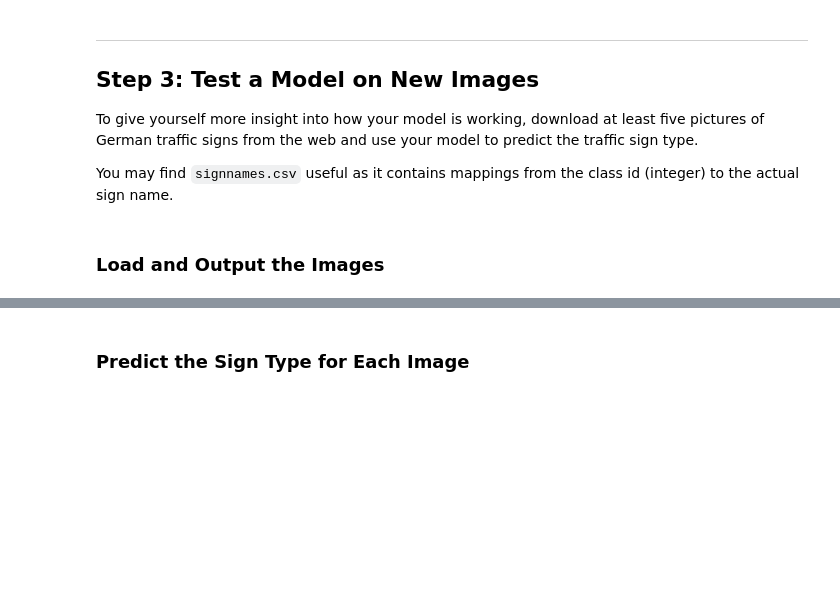
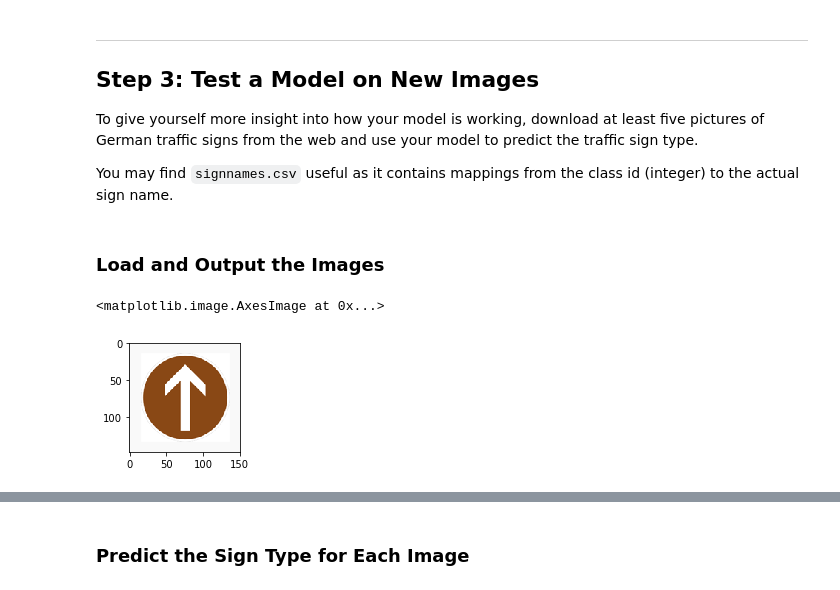
Before and after one commit to clockworks/nd-carnd-traffic-sign-classifier-p2, a Jupyter notebook: Traffic_Sign_Classifier.ipynb, the cells around one changed output, grey strips where cells are left out. Saved outputs shown, nothing was run; the diff lists cells and outputs as text; code cells hidden in the pictures; blank space fills up the shorter version.

```diff
--- a/Traffic_Sign_Classifier.ipynb
+++ b/Traffic_Sign_Classifier.ipynb
@@ -330,6 +375,13 @@ To give yourself more insight into how your model is working, download at least
 You may find `signnames.csv` useful as it contains mappings from the class id (integer) to the actual sign name.
 # %% [markdown]
 ### Load and Output the Images
+# %%
+image = cv2.imread('./data/test-data/web/35.png')
+plt.figure(figsize=(2,2))
+plt.imshow(image)
+# %% [output]
+<matplotlib.image.AxesImage at 0x...>
+[figure, added]
 # %%
 ### Load the images and plot them here.
 ### Feel free to use as many code cells as needed.
```
Also changed, not shown: parts of 8 cells of this notebook.
